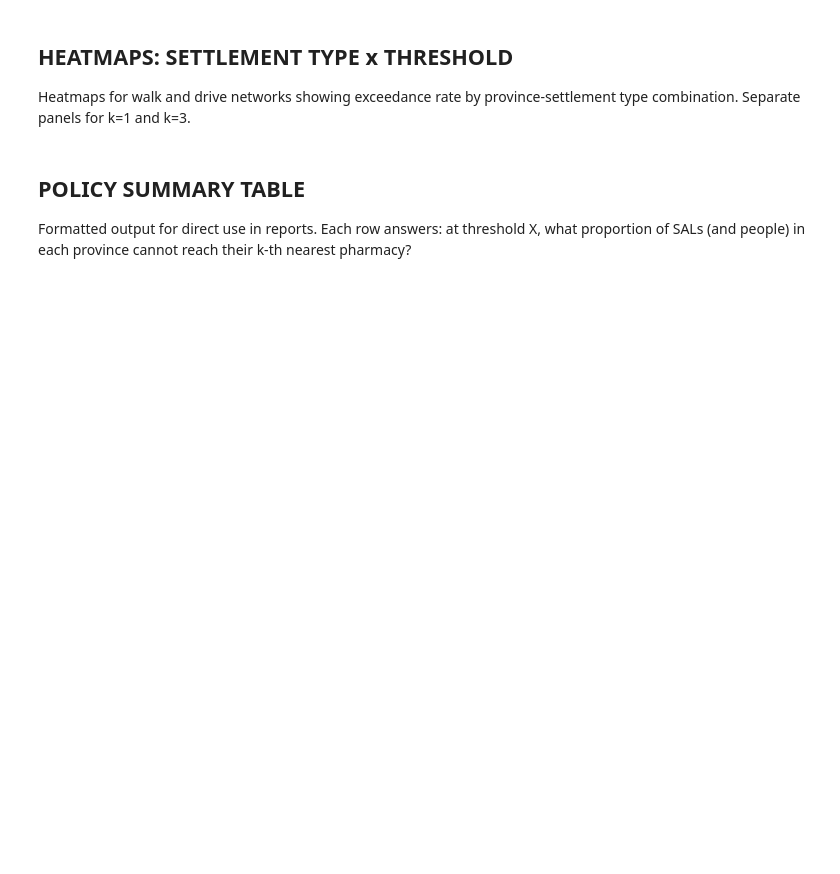
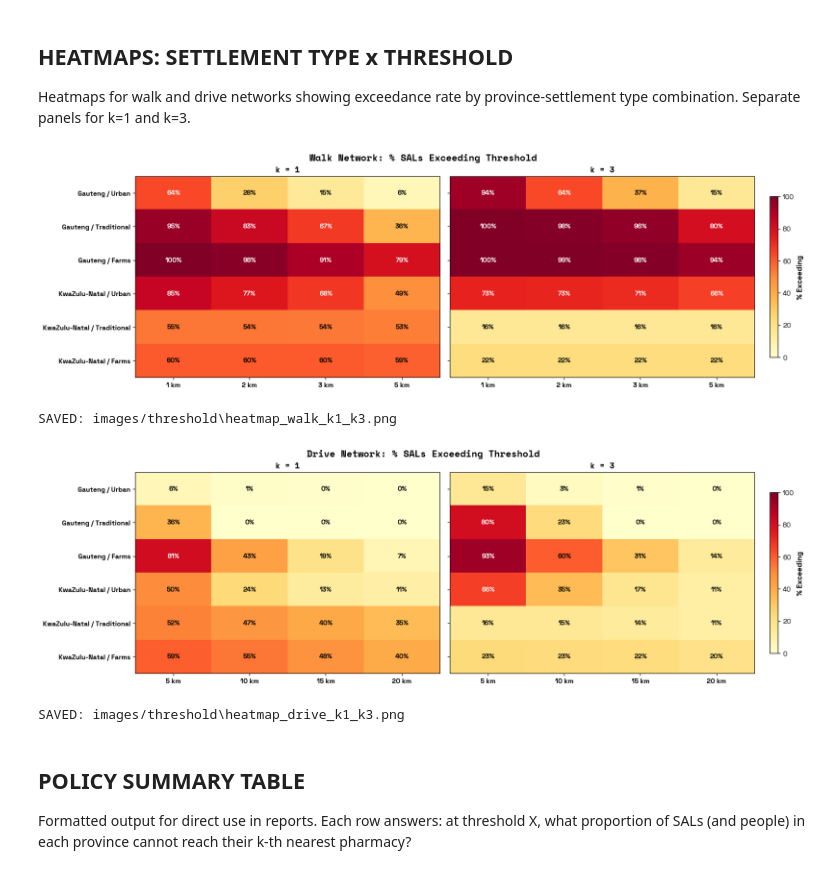
Before and after one commit to tess-vu/south-africa-healthcare, a Jupyter notebook: notebooks/network_threshold.ipynb, the cells around one changed output. Saved outputs shown, nothing was run; the diff lists cells and outputs as text; code cells hidden in the pictures; blank space fills up the shorter version.

```diff
--- a/notebooks/network_threshold.ipynb
+++ b/notebooks/network_threshold.ipynb
@@ -573,7 +701,7 @@ province-settlement type combination. Separate panels for k=1 and k=3.
 # %%
 # Build heatmap data for walk and drive, k=1 and k=3.
 for mode, thresholds in [("walk", WALK_THRESHOLDS_KM), ("drive", DRIVE_THRESHOLDS_KM)]:
-    fig, axes = plt.subplots(1, 2, figsize = (16, 5), sharey = True)
+    fig, axes = plt.subplots(1, 2, figsize = (16, 5), sharey = True, constrained_layout = True)
 
     for ax_idx, ki in enumerate([1, 3]):
         ki_flags = flag_columns.get(ki, [])
@@ -591,42 +719,49 @@ for mode, thresholds in [("walk", WALK_THRESHOLDS_KM), ("drive", DRIVE_THRESHOLD
                 subset = prov_df[prov_df["EA_GTYPE"] == gtype]
                 if len(subset) == 0:
                     continue
-                prov_short = province[:3]
-                row_labels.append(f"{prov_short} / {gtype}")
+                row_labels.append(f"{province} / {gtype}")
                 row_vals = []
                 for fc in mode_flags:
                     row_vals.append(subset[fc].mean() * 100)
                 heatmap_rows.append(row_vals)
 
         matrix = np.array(heatmap_rows)
         col_labels = [f"{t} km" for t in thresholds]
 
         im = axes[ax_idx].imshow(matrix, cmap = "YlOrRd", aspect = "auto", vmin = 0, vmax = 100)
 
         axes[ax_idx].set_xticks(range(len(col_labels)))
-        axes[ax_idx].set_xticklabels(col_labels)
+        axes[ax_idx].set_xticklabels(col_labels, fontweight = "bold")
         axes[ax_idx].set_yticks(range(len(row_labels)))
-        axes[ax_idx].set_yticklabels(row_labels)
+        axes[ax_idx].set_yticklabels(row_labels, fontweight = "bold")
 
         # Annotate cells.
         for i in range(matrix.shape[0]):
             for j in range(matrix.shape[1]):
                 val = matrix[i, j]
                 color = "white" if val > 60 else "black"
                 axes[ax_idx].text(j, i, f"{val:.0f}%", ha = "center", va = "center",
-                                  color = color, fontsize = 9)
+                                  color = color, fontsize = 10, fontweight = "bold")
 
-        axes[ax_idx].set_title(f"k = {ki}", fontfamily = FONT_TITLE, fontsize = 12)
+        axes[ax_idx].set_title(f"k = {ki}", fontfamily = FONT_TITLE, fontsize = 12, fontweight = "bold")
+        axes[ax_idx].set_facecolor("#fcffeb")
 
     fig.suptitle(f"{mode.capitalize()} Network: % SALs Exceeding Threshold",
                  fontfamily = FONT_TITLE, fontsize = 14, fontweight = "bold")
-    fig.colorbar(im, ax = axes, label = "% Exceeding", shrink = 0.8)
-    plt.tight_layout()
+    cbar = fig.colorbar(im, ax = axes[-1], shrink = 0.8)
+    cbar.set_label("% Exceeding", fontweight = "bold")
 
     save_path = os.path.join(IMAGE_DIR, f"heatmap_{mode}_k1_k3.png")
+
     plt.savefig(save_path, dpi = 150, bbox_inches = "tight")
+    plt.savefig(f"{save_path}_transparent.png", dpi = 150, bbox_inches = "tight", transparent = True)
     plt.show()
     print(f"SAVED: {save_path}")
+# %% [output]
+[figure, added]
+SAVED: images/threshold\heatmap_walk_k1_k3.png
+[figure, added]
+SAVED: images/threshold\heatmap_drive_k1_k3.png
 # %% [markdown]
 ## POLICY SUMMARY TABLE
 
```
Also changed, not shown: parts of 19 cells of this notebook, 27 other files.
